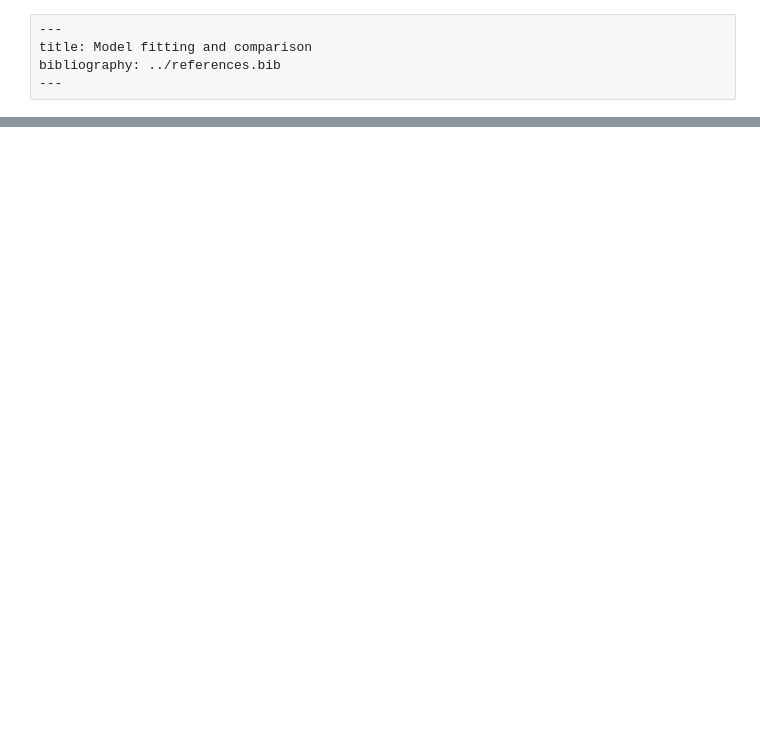
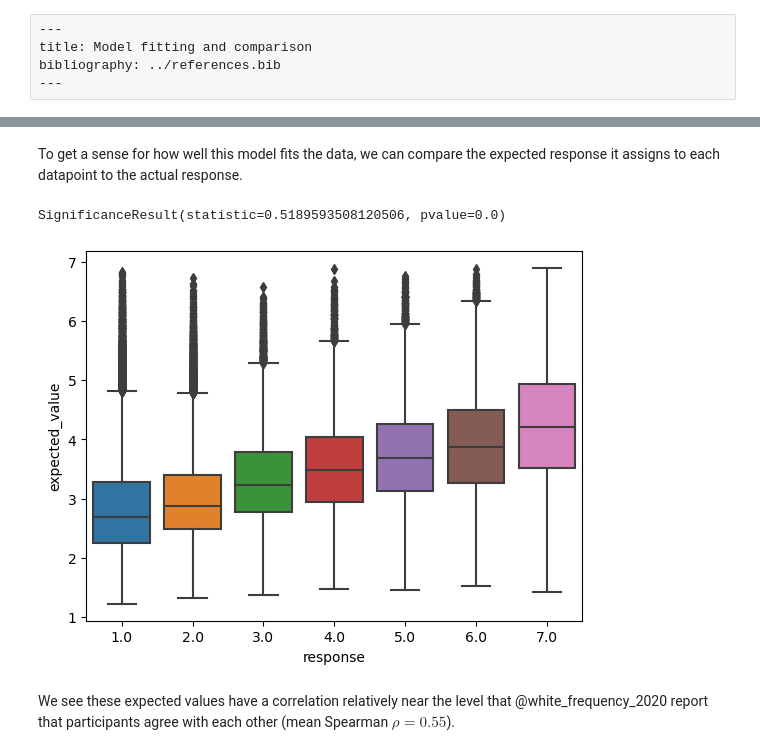
Before and after one commit to aaronstevenwhite/representation-learning-course, a Jupyter notebook: selection/model-fitting-and-comparison.ipynb, the cells around one changed output, grey strips where cells are left out. Saved outputs shown, nothing was run; the diff lists cells and outputs as text; code cells hidden in the pictures; blank space fills up the shorter version.

Commit message:
Fixes bug in StructuredSelectionModels and adds render of model fitting section

```diff
--- a/selection/model-fitting-and-comparison.ipynb
+++ b/selection/model-fitting-and-comparison.ipynb
@@ -226,0 +528,29 @@ class SelectionModelTrainerABC(ABC):
+# %%
+from torch.distributions.gamma import Gamma
+from torch.distributions.exponential import Exponential
+
+class SelectionModelTrainer(SelectionModelTrainerABC):
+    parameter_class = SelectionModelParameters
+    model_class = SelectionModel
+
+    def __init__(self, n_component: int):
+        self.n_component = n_component
+
+        self.loss_function = torch.nn.CrossEntropyLoss(reduction="sum")
+
+    def construct_model_parameters(self, data: DataFrame) -> SelectionModelParametersABC:
+        model_parameters = {
+            "n_verb": self.verb_hash_map.shape[0],
+            "n_frame": self.frame_hash_map.shape[0],
+            "n_subj": self.subj_hash_map.shape[0],
+            "n_resp_levels": 7,
+            "n_component": self.n_component,
+        }
+
+        return self.parameter_class(**model_parameters)
+
+    def _prior_loss(self):
+        jumps = self.model.jumps
+        loss = (jumps / jumps.mean(0)[None,:]).mean()
+
+        return loss
@@ -226,0 +596,22 @@ class SelectionModelTrainerABC(ABC):
+# %%
+selection_model = SelectionModelTrainer(39)
+selection_model.fit(data)
+# %% [markdown]
+To get a sense for how well this model fits the data, we can compare the expected response it assigns to each datapoint to the actual response.
+# %%
+#| code-fold: true
+#| code-summary: Plotting code
+
+from scipy.stats import spearmanr
+from seaborn import boxplot
+
+data["expected_value"] = selection_model.expected_value(data).data
+
+_ = boxplot(data, x="response", y="expected_value")
+
+spearmanr(data[["response", "expected_value"]])
+# %% [output]
+SignificanceResult(statistic=0.5189593508120506, pvalue=0.0)
+[figure, added]
+# %% [markdown]
+We see these expected values have a correlation relatively near the level that @white_frequency_2020 report that participants agree with each other (mean Spearman $\rho=0.55$).
```
Also changed, not shown: parts of 29 cells of this notebook, 13 other files.
